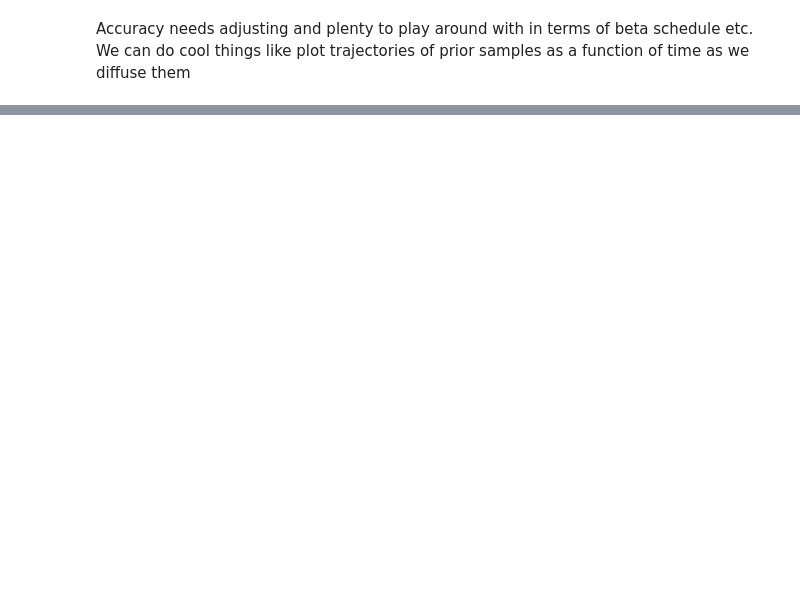
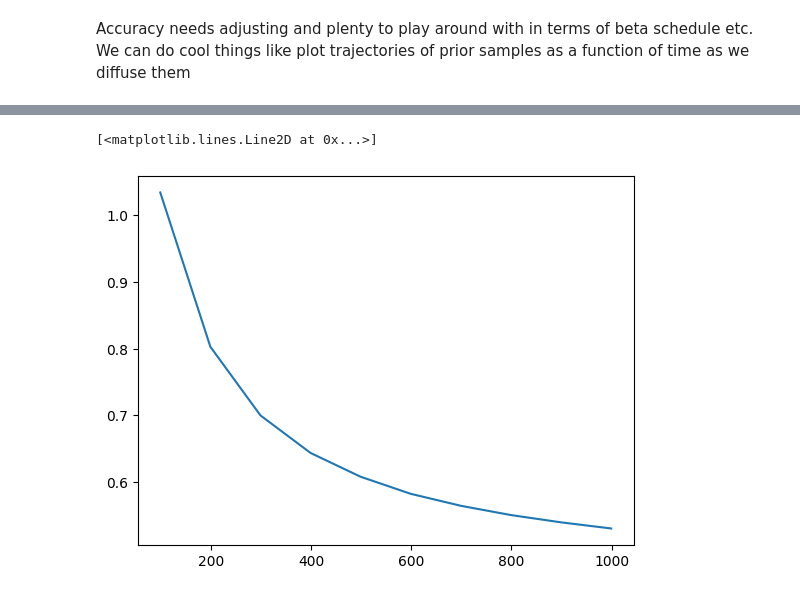
Before and after one commit to yallup/fusions, a Jupyter notebook: tutorial.ipynb, the cells around one changed output, grey strips where cells are left out. Cells and saved outputs as stored; diff of their text form; code cells hidden in the pictures; blank space fills up the shorter version.

```diff
--- a/tutorial.ipynb
+++ b/tutorial.ipynb
@@ -47,0 +95,10 @@ ns.MCMCSamples(data).plot_2d(a)
+# %%
+model2=DiffusionModel(model)
+data_3=multivariate_normal(mean=rng.normal(size=dims),cov=np.eye(dims)*0.1).rvs(1000)
+model2.train(data_3, n_epochs=1000,batch_size=256,lr=1e-3)
+# %%
+loss_hist=np.asarray(model2.state.losses)
+plt.plot(loss_hist[...,1], loss_hist[...,0])
+# %% [output]
+[<matplotlib.lines.Line2D at 0x...>]
+[figure, added]
```
Also changed, not shown: parts of 16 cells of this notebook, 7 other files.
